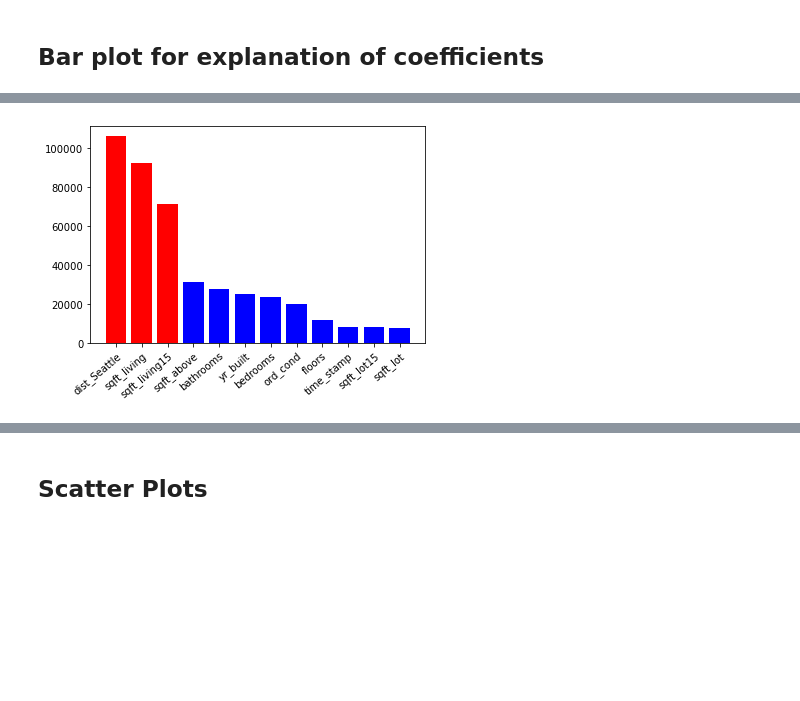
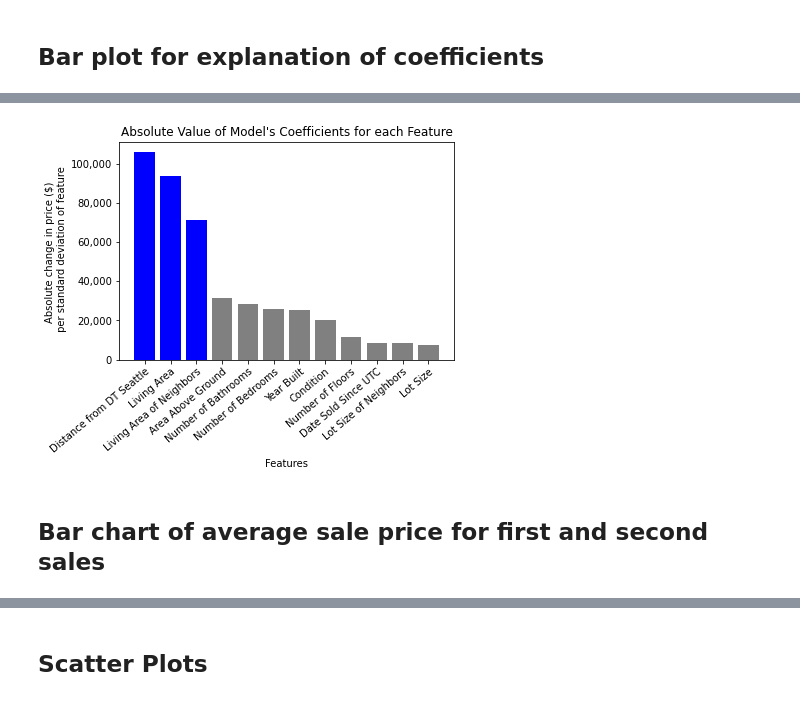
Before and after one commit to mccafj/King-County-House-Sales-Project, a Jupyter notebook: King County Housing notebook.ipynb, the cells around one changed output, grey strips where cells are left out. Saved outputs shown, nothing was run; the diff lists cells and outputs as text; code cells hidden in the pictures; blank space fills up the shorter version.

Commit message:
added resale model to final notebook and adjusted visuals for presentation

```diff
--- a/King County Housing notebook.ipynb
+++ b/King County Housing notebook.ipynb
@@ -41,7 +41,7 @@ Requirement already satisfied: haversine in c:\users\jonmc\anaconda3\envs\learn-
 # %% [markdown]
 ## Loaded data, initial exploratory data analysis
 # %%
-df = pd.read_csv('.\data\kc_house_data.csv')
+df = pd.read_csv('./data/kc_house_data.csv')
 df.head()
 # %% [output]
 |  | id | date | price | bedrooms | bathrooms | sqft_living | sqft_lot | floors | waterfront | view | ... |
@@ -854,8 +1374,13 @@ print(y_bar)
 # %%
-plt.bar(x = x_bar, height = y_bar, color=['red', 'red', 'red', 'blue', 'blue','blue','blue','blue','blue','blue','blue','blue'])
+features_list = ['Distance from DT Seattle', 'Living Area', 'Living Area of Neighbors', 'Area Above Ground', 'Number of Bathrooms', 'Number of Bedrooms', 'Year Built', 'Condition', 'Number of Floors', 'Date Sold Since UTC', 'Lot Size of Neighbors', 'Lot Size']
+plt.bar(x = features_list, height = y_bar, color=['blue', 'blue', 'blue', 'grey', 'grey','grey','grey','grey','grey','grey','grey','grey'])
 plt.xticks(rotation=40, ha="right", rotation_mode='anchor')
-# plt.xlabel('Features')
-# plt.ylabel('Absolute change in price ($) per standard deviation of feature')
+plt.xlabel('Features')
+plt.ylabel('Absolute change in price ($) \n per standard deviation of feature')
+plt.gca().yaxis.set_major_formatter(plt.matplotlib.ticker.StrMethodFormatter('{x:,.0f}'))
+plt.title("Absolute Value of Model's Coefficients for each Feature")
 plt.savefig('./images/coefs', bbox_inches='tight', dpi=300);
 # %% [output]
-[figure, old version]
+[figure, new version]
+# %% [markdown]
+## Bar chart of average sale price for first and second sales
```
Also changed, not shown: parts of 102 cells of this notebook, 7 other files.
